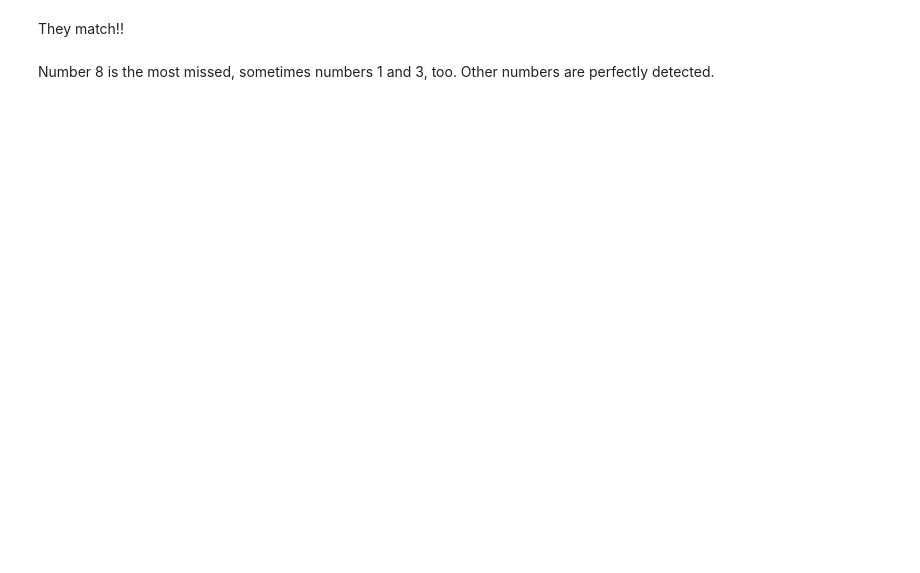
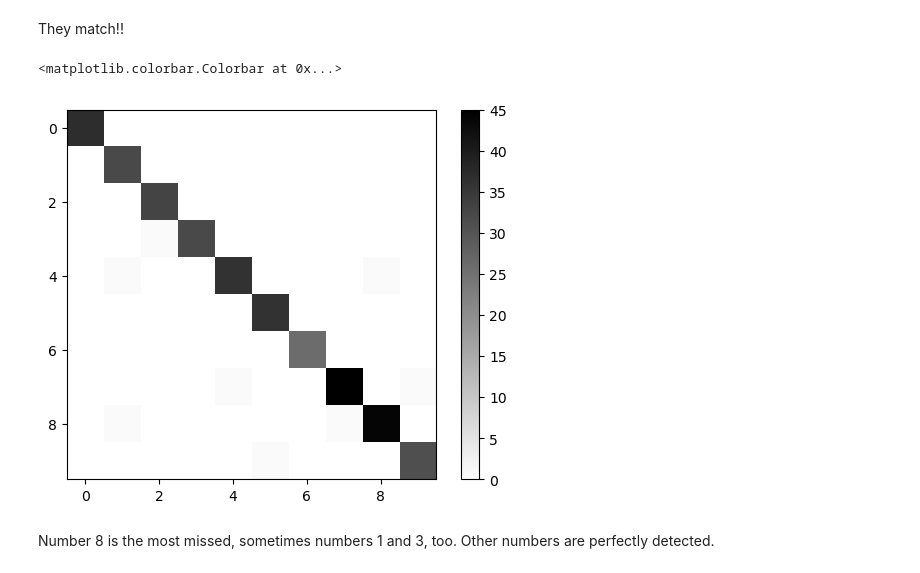
Before and after one commit to FedericoRivano/astrostatistics_bicocca_2026, a Jupyter notebook: working/Es13.ipynb, the cells around one changed output. Cells and saved outputs as stored; diff of their text form; code cells hidden in the pictures; blank space fills up the shorter version.

Commit message:
implemented imshow visualization of the confusion matrix

```diff
--- a/working/Es13.ipynb
+++ b/working/Es13.ipynb
@@ -102,5 +115,11 @@ print(confusion_matrix(Ttest, pred))
 # %% [markdown]
 They match!!
+# %%
+plt.imshow(confusion_matrix(Ttest, pred), cmap='gist_grey_r')
+plt.colorbar()
+# %% [output]
+<matplotlib.colorbar.Colorbar at 0x...>
+[figure, added]
 # %% [markdown]
 Number 8 is the most missed, sometimes numbers 1 and 3, too. Other numbers are perfectly detected.
 # %%
```
Also changed, not shown: parts of 4 cells of this notebook.
